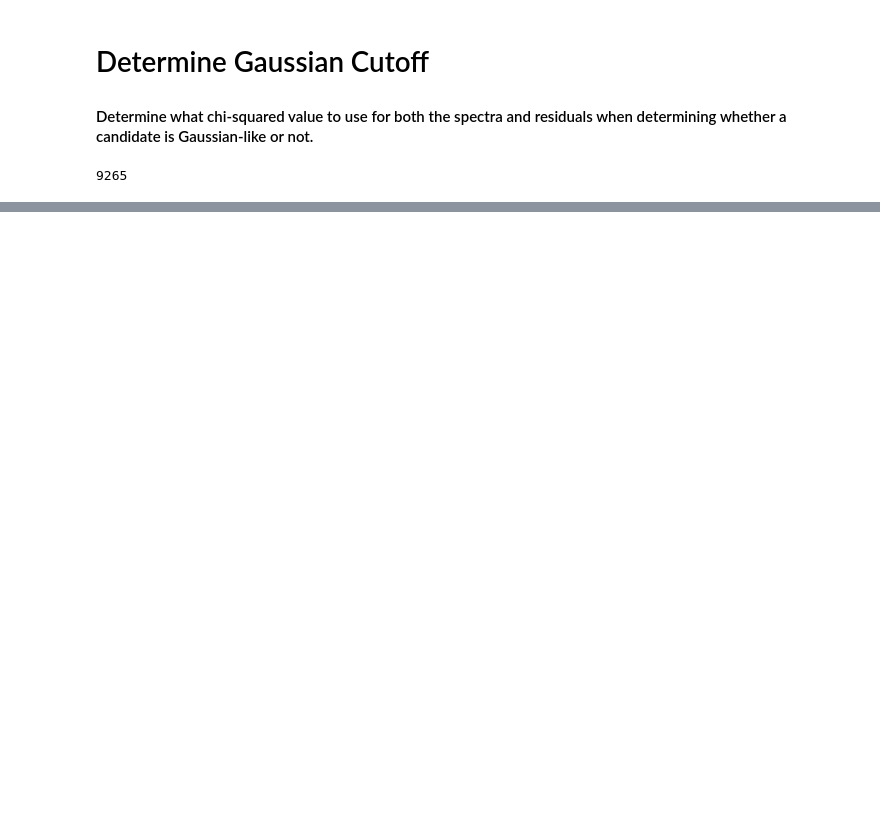
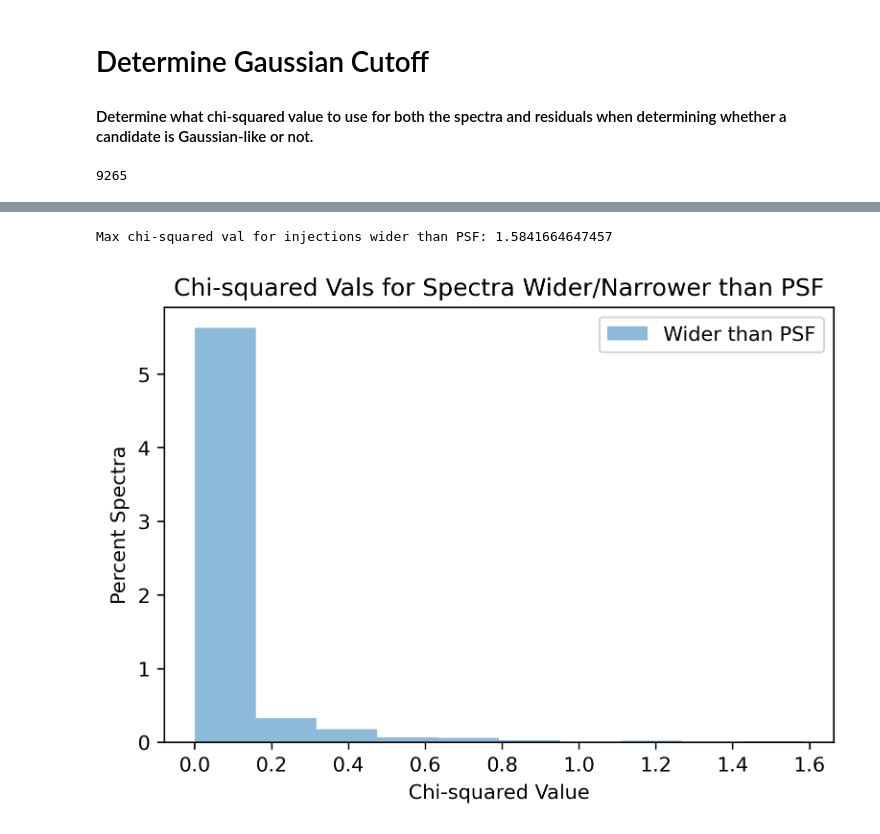
Before and after one commit to howardisaacson/APF-BL-DAP, a Jupyter notebook: Zoe/InjectionRecoveryChiSquaredCutoff/DetermineGaussianCutoff.ipynb, the cells around one changed output, grey strips where cells are left out. Drawn from its saved outputs; the diff is of its cells as text; code cells hidden in the pictures; blank space fills up the shorter version.

```diff
--- a/Zoe/InjectionRecoveryChiSquaredCutoff/DetermineGaussianCutoff.ipynb
+++ b/Zoe/InjectionRecoveryChiSquaredCutoff/DetermineGaussianCutoff.ipynb
@@ -59,3 +65,18 @@ Chi-squared threshold: 2.1101081043796155
+# %%
+plt.subplots()
+# plt.hist(residuals_chi[residuals_widths < 2.7], density=True, alpha=0.5, label='Narrower than PSF')
+plt.hist(residuals_chi[residuals_widths > 2.7], density=True, alpha=0.5, label='Wider than PSF')
+plt.legend()
+plt.title('Chi-squared Vals for Spectra Wider/Narrower than PSF')
+plt.xlabel('Chi-squared Value')
+plt.ylabel('Percent Spectra')
+
+# print('Max chi-squared val for injections narrower than PSF: ' + str(max(residuals_chi[residuals_widths < 2.7])))
+print('Max chi-squared val for injections wider than PSF: ' + str(max(residuals_chi[residuals_widths > 2.7])))
+plt.show()
+# %% [output]
+Max chi-squared val for injections wider than PSF: 1.5841664647457
+[figure, added]
 # %%
 # resid_cutoff = np.percentile(log_resid, percentile)
 # print(np.e ** resid_cutoff)
```
Also changed, not shown: parts of 5 cells of this notebook, 13 other files.
